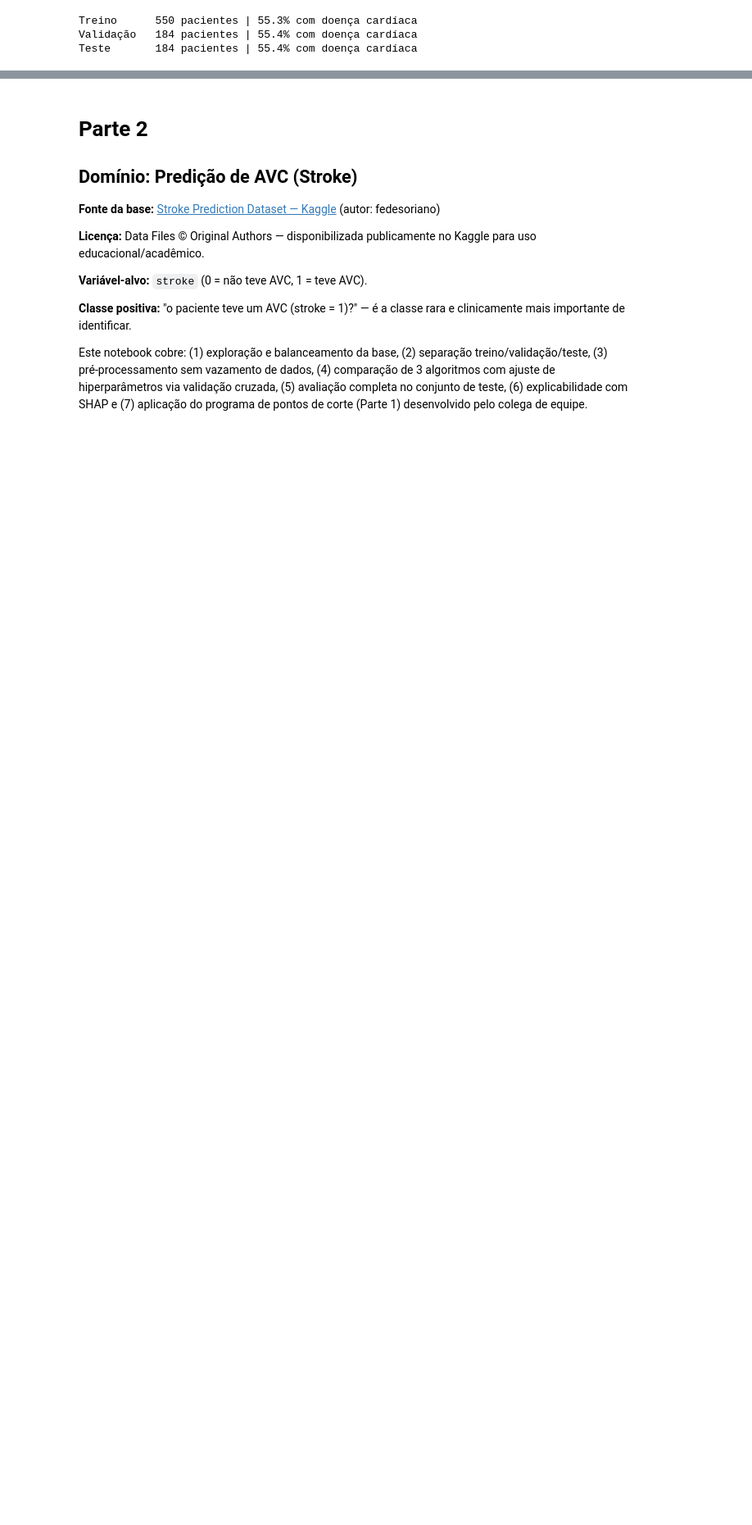
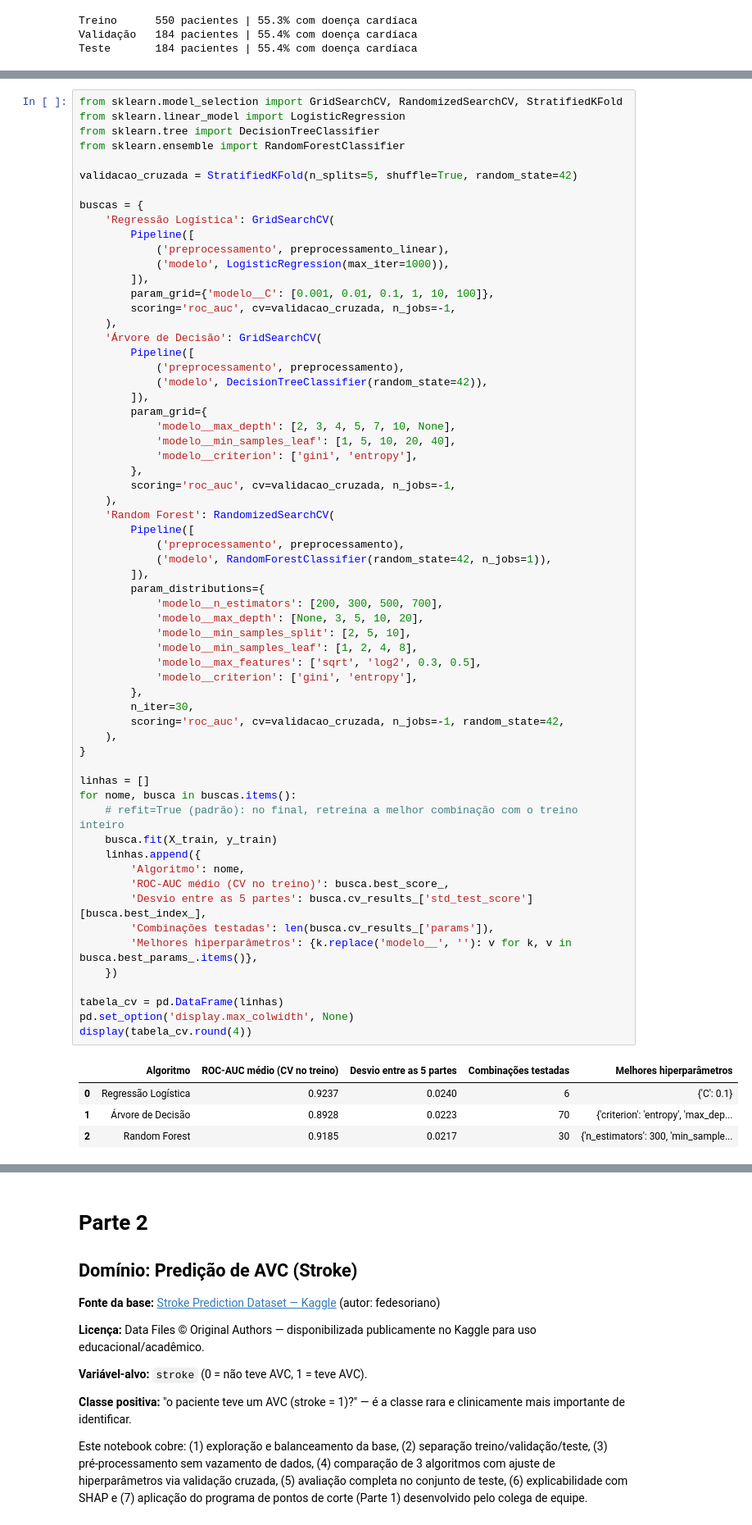
Before and after one commit to arthurrsn/analise-probabilidade-classificacao-binaria, a Jupyter notebook: histograma-classificacao-binaria.ipynb, the cells around one changed output, grey strips where cells are left out. Shown at 82% size. Drawn from its saved outputs; the diff is of its cells as text; blank space fills up the shorter version.

```diff
--- a/histograma-classificacao-binaria.ipynb
+++ b/histograma-classificacao-binaria.ipynb
@@ -868,0 +486,67 @@ estaria aprendendo um artefato da coleta, não um sinal médico.
+# %%
+from sklearn.model_selection import GridSearchCV, RandomizedSearchCV, StratifiedKFold
+from sklearn.linear_model import LogisticRegression
+from sklearn.tree import DecisionTreeClassifier
+from sklearn.ensemble import RandomForestClassifier
+
+validacao_cruzada = StratifiedKFold(n_splits=5, shuffle=True, random_state=42)
+
+buscas = {
+    'Regressão Logística': GridSearchCV(
+        Pipeline([
+            ('preprocessamento', preprocessamento_linear),
+            ('modelo', LogisticRegression(max_iter=1000)),
+        ]),
+        param_grid={'modelo__C': [0.001, 0.01, 0.1, 1, 10, 100]},
+        scoring='roc_auc', cv=validacao_cruzada, n_jobs=-1,
+    ),
+    'Árvore de Decisão': GridSearchCV(
+        Pipeline([
+            ('preprocessamento', preprocessamento),
+            ('modelo', DecisionTreeClassifier(random_state=42)),
+        ]),
+        param_grid={
+            'modelo__max_depth': [2, 3, 4, 5, 7, 10, None],
+            'modelo__min_samples_leaf': [1, 5, 10, 20, 40],
+            'modelo__criterion': ['gini', 'entropy'],
+        },
+        scoring='roc_auc', cv=validacao_cruzada, n_jobs=-1,
+    ),
+    'Random Forest': RandomizedSearchCV(
+        Pipeline([
+            ('preprocessamento', preprocessamento),
+            ('modelo', RandomForestClassifier(random_state=42, n_jobs=1)),
+        ]),
+        param_distributions={
+            'modelo__n_estimators': [200, 300, 500, 700],
+            'modelo__max_depth': [None, 3, 5, 10, 20],
+            'modelo__min_samples_split': [2, 5, 10],
+            'modelo__min_samples_leaf': [1, 2, 4, 8],
+            'modelo__max_features': ['sqrt', 'log2', 0.3, 0.5],
+            'modelo__criterion': ['gini', 'entropy'],
+        },
+        n_iter=30,
+        scoring='roc_auc', cv=validacao_cruzada, n_jobs=-1, random_state=42,
+    ),
+}
+
+linhas = []
+for nome, busca in buscas.items():
+    # refit=True (padrão): no final, retreina a melhor combinação com o treino inteiro
+    busca.fit(X_train, y_train)
+    linhas.append({
+        'Algoritmo': nome,
+        'ROC-AUC médio (CV no treino)': busca.best_score_,
+        'Desvio entre as 5 partes': busca.cv_results_['std_test_score'][busca.best_index_],
+        'Combinações testadas': len(busca.cv_results_['params']),
+        'Melhores hiperparâmetros': {k.replace('modelo__', ''): v for k, v in busca.best_params_.items()},
+    })
+
+tabela_cv = pd.DataFrame(linhas)
+pd.set_option('display.max_colwidth', None)
+display(tabela_cv.round(4))
+# %% [output]
+|  | Algoritmo | ROC-AUC médio (CV no treino) | Desvio entre as 5 partes | Combinações testadas | Melhores hiperparâmetros |
+| 0 | Regressão Logística | 0.9237 | 0.0240 | 6 | {'C': 0.1} |
+| 1 | Árvore de Decisão | 0.8928 | 0.0223 | 70 | {'criterion': 'entropy', 'max_dep... |
+| 2 | Random Forest | 0.9185 | 0.0217 | 30 | {'n_estimators': 300, 'min_sample... |
```
Also changed, not shown: parts of 53 cells of this notebook, 1 other file.
